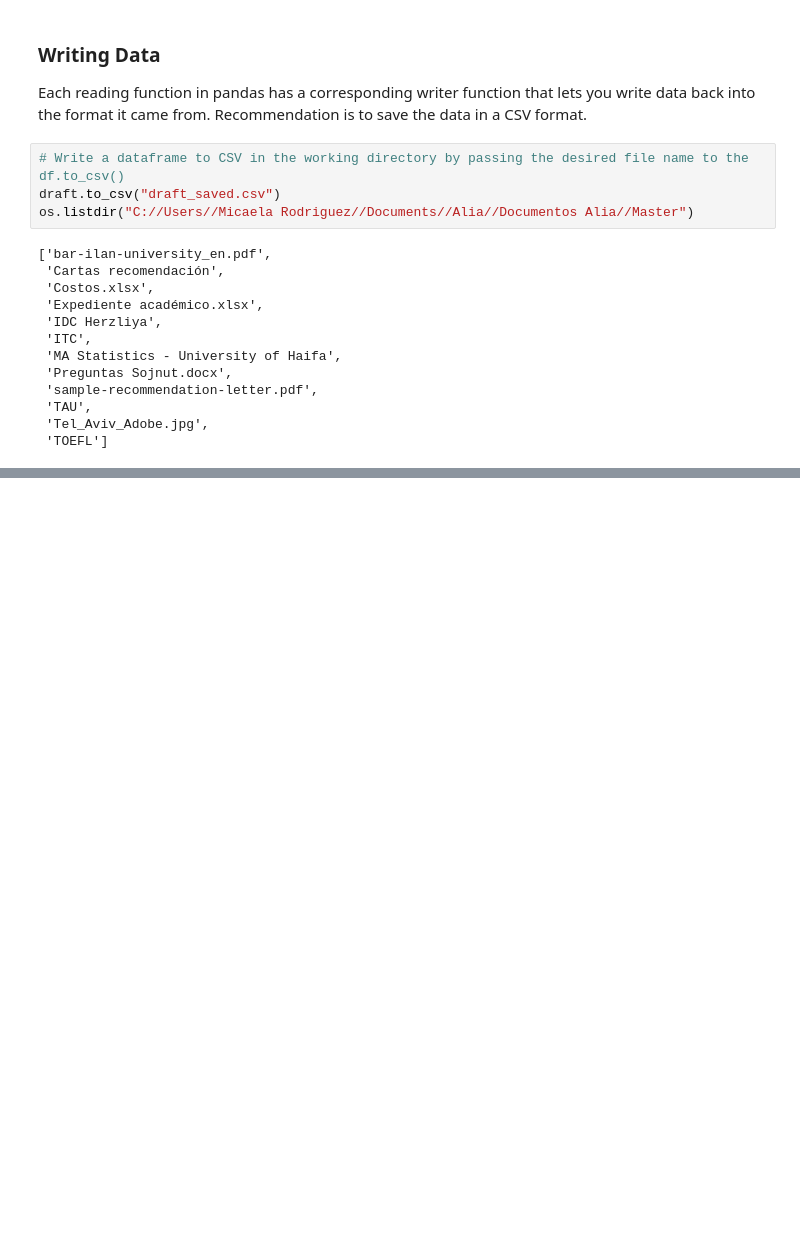
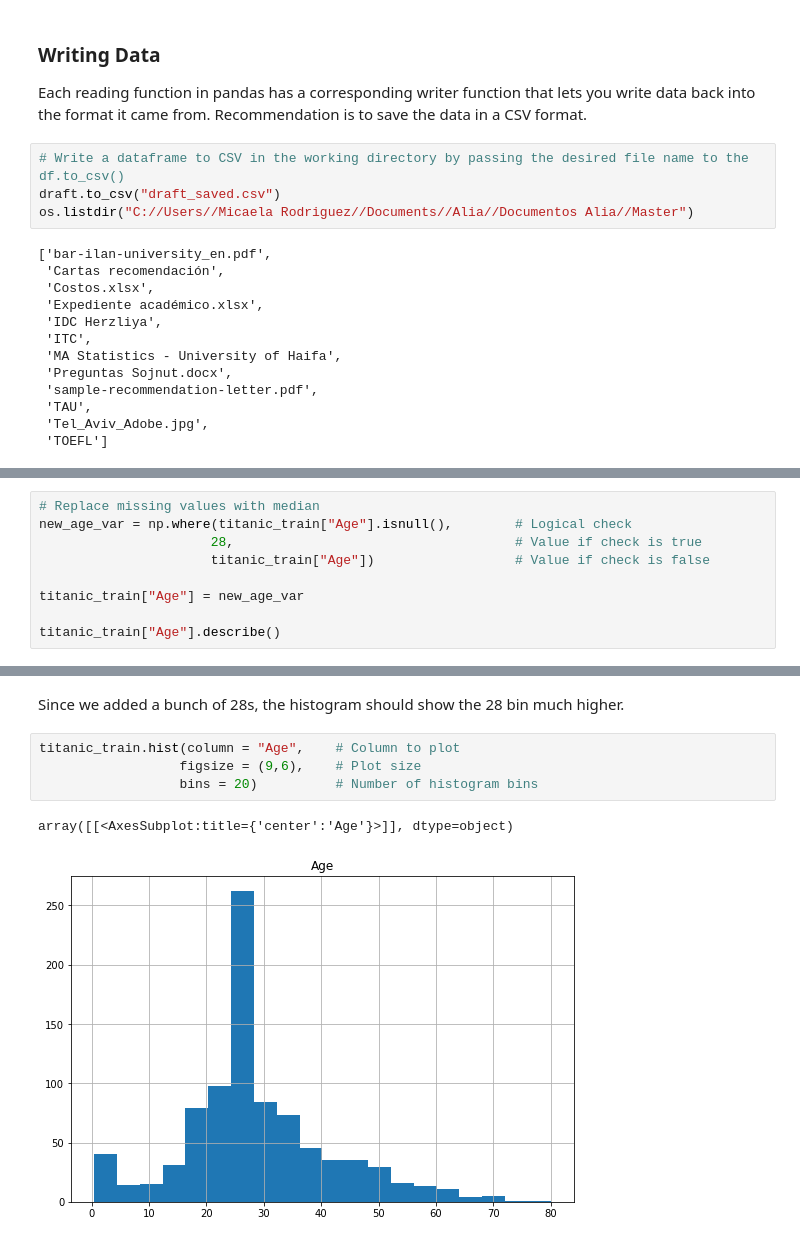
Before and after one commit to micaelasinger/PythonForDataAnalysis, a Jupyter notebook: Python for Data Analysis.ipynb, the cells around one changed output, grey strips where cells are left out. Cells and saved outputs as stored; diff of their text form; blank space fills up the shorter version.

```diff
--- a/Python for Data Analysis.ipynb
+++ b/Python for Data Analysis.ipynb
@@ -1433,0 +2126,9 @@ os.listdir("C://Users//Micaela Rodriguez//Documents//Alia//Documentos Alia//Mast
+# %%
+# Replace missing values with median
+new_age_var = np.where(titanic_train["Age"].isnull(),        # Logical check
+                      28,                                    # Value if check is true
+                      titanic_train["Age"])                  # Value if check is false
+
+titanic_train["Age"] = new_age_var
+
+titanic_train["Age"].describe()
@@ -1433,0 +2145,9 @@ os.listdir("C://Users//Micaela Rodriguez//Documents//Alia//Documentos Alia//Mast
+# %% [markdown]
+Since we added a bunch of 28s, the histogram should show the 28 bin much higher.
+# %%
+titanic_train.hist(column = "Age",    # Column to plot
+                  figsize = (9,6),    # Plot size
+                  bins = 20)          # Number of histogram bins
+# %% [output]
+array([[<AxesSubplot:title={'center':'Age'}>]], dtype=object)
+[figure, added]
```
Also changed, not shown: parts of 104 cells of this notebook.
